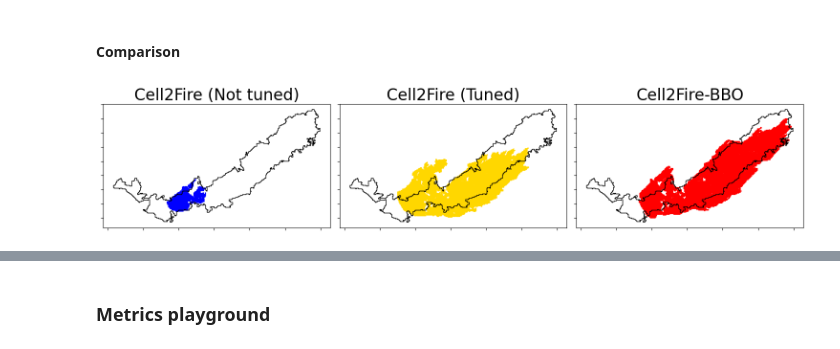
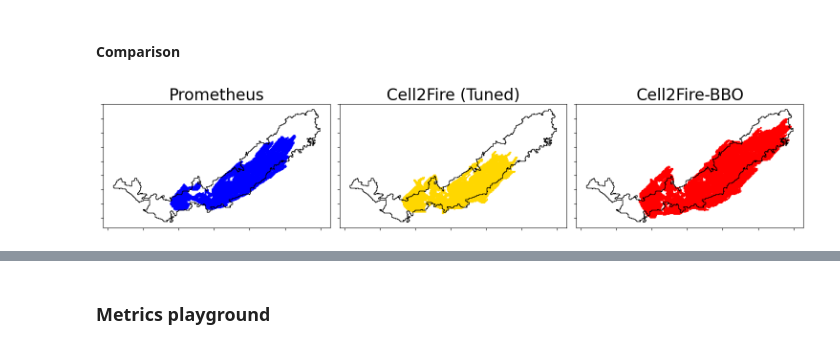
Before and after one commit to humnetlab/Cell2Fire, a Jupyter notebook: notebooks/Execute_Cell2Fire_Canada.ipynb, the cells around one changed output, grey strips where cells are left out. Drawn from its saved outputs; the diff is of its cells as text; code cells hidden in the pictures.

```diff
--- a/notebooks/Execute_Cell2Fire_Canada.ipynb
+++ b/notebooks/Execute_Cell2Fire_Canada.ipynb
@@ -863,6 +871,7 @@ args = {
     'BBO': False,
     'HCells': None,
     'verbose': False,
+    'seed': SEED
 }
 
 # Convert to object
@@ -924,12 +1190,21 @@ instance_name = 'dogrib'
 out_name = 'dogrib'
 
 # Update parameters
-args['input_PeriodLen'] = 0.1
-args['HFactor'] = 1.0
-args['FFactor'] = 1.0
-args['BFactor'] = 1.0
-args['EFactor'] = 2.0
+args['input_PeriodLen'] = study.best_params['fperiod']
+args['HFactor'] = study.best_params['HFactor']
+args['FFactor'] = study.best_params['FFactor']
+args['BFactor'] = study.best_params['BFactor']
+args['EFactor'] = study.best_params['EFactor']
+
+# # Numbers used to create figure in paper
+# args['input_PeriodLen'] = 0.185
+# args['HFactor'] = 1.998
+# args['FFactor'] = 1.1280000000000001
+# args['BFactor'] = 1.8980000000000001
+# args['EFactor'] = 1.972
+
 args['BBO'] = False
+args['verbose'] = False
 
 args['InFolder'] = DATA_PATH + instance_name + '/'
 args['OutFolder'] = OUT_PATH + out_name + '/'
@@ -1031,7 +1552,7 @@ def convert_to_shp(matrix):
             polygons.append((polygon, value))  # Store the polygon and its value
 
     # Create a GeoDataFrame from the polygons
-    crs = 'EPSG:3857'  # Set the coordinate reference system (WGS84)
+    crs = 'EPSG:4326'  # Set the coordinate reference system (WGS84)
     gdf = gpd.GeoDataFrame(polygons, columns=['geometry', 'value'], crs=crs)
 
     # Dissolve the individual polygons into a single polygon based on value
@@ -1052,39 +1691,39 @@ ref_shp = convert_to_shp(np.asarray(df_reference))
 # %%
 ### Cell2Fire (without BBO)
-
 import matplotlib.patches as mpatches
+prom_shp_final = convert_to_shp(np.asarray(prom_img))
 
 # Plot separately
 fig, axs = plt.subplots(1,3, figsize=(15, 5), sharey=True)
 ax = axs.flatten()
 
-c2fn_shp.plot(ax=ax[0], color='blue', edgecolor='blue', label='Cell2Fire (Not tuned)', legend=True)
+prom_shp_final.plot(ax=ax[0], color='blue', edgecolor='blue', label='Prometheus (Tuned)', legend=True)
 c2f_shp.plot(ax=ax[1], color='gold', edgecolor='gold', label='Cell2Fire (Tuned)', legend=True)
 c2f_bbo_shp.plot(ax=ax[2], color='red', edgecolor='red', label='Cell2Fire + BBO', legend=True)
 
 # Create custom legend handles
 legend_elements = [
     mpatches.Patch(color='gold', alpha=0.25, label='Cell2Fire'),
     mpatches.Patch(facecolor='none', edgecolor='red', hatch='//////', label='Cell2Fire & BBO'),
     mpatches.Patch(facecolor='none', edgecolor='black', label='Actual burn')
 ]
 
 # Add the legend to ax[0]
 # ax[3].legend(handles=legend_elements, loc='upper left', fontsize=8, title="Legend")
 
 for i in range(3):
     ref_shp.plot(ax=ax[i], color='none', edgecolor='k', label='Actual burn', legend=True)
 
 
-ax[0].set_title('Cell2Fire (Not tuned)', size=24)
+ax[0].set_title('Prometheus', size=24)
 ax[1].set_title('Cell2Fire (Tuned)', size=24)
 ax[2].set_title('Cell2Fire-BBO', size=24)
 # ax[3].set_title('Influence of BBO', size=16)
 
 for i in range(3):
     ax[i].set_xticklabels([]);ax[i].set_yticklabels([])
 
 plt.tight_layout()
 plt.show()
 # %% [output]
-[figure, old version]
+[figure, new version]
```
Also changed, not shown: parts of 36 cells of this notebook, 37 other files.
